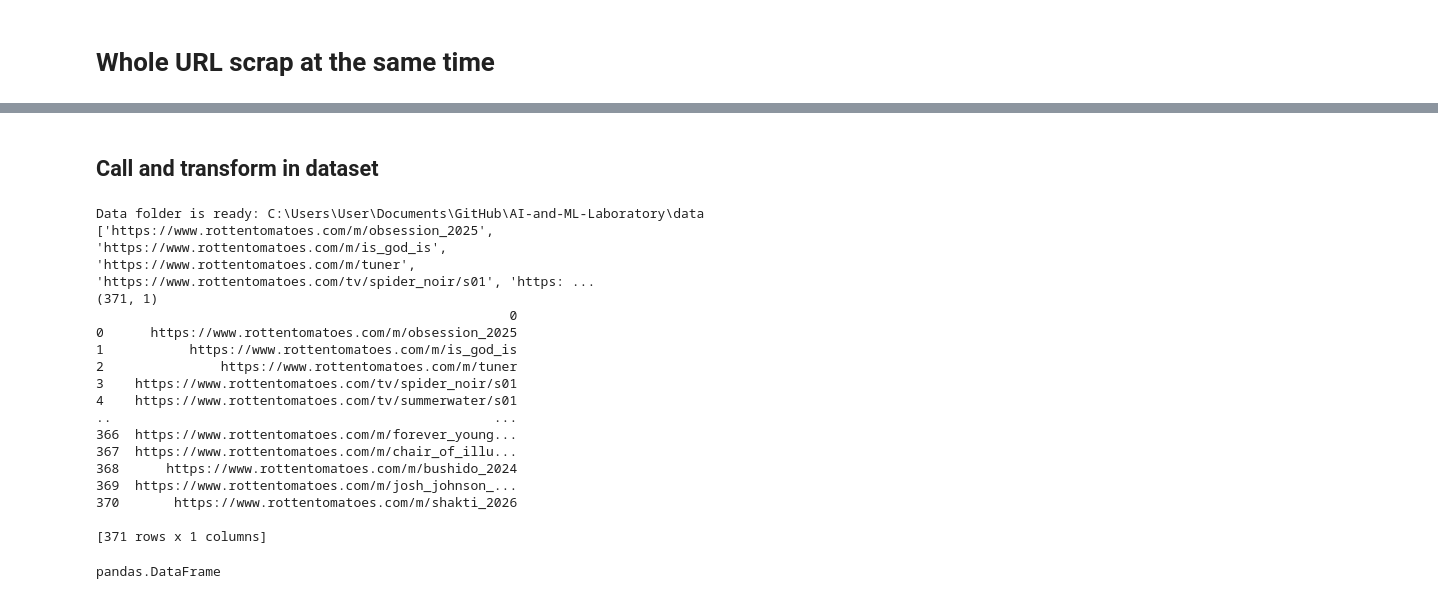
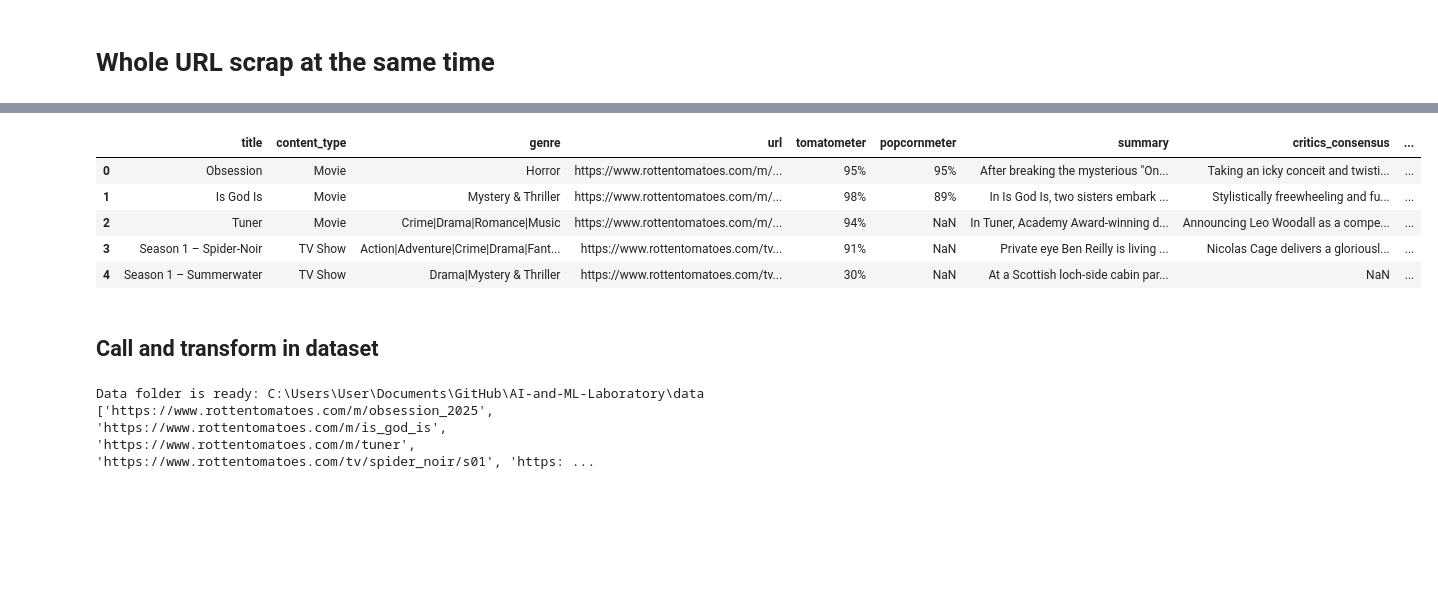
Before and after one commit to aleistrying/Capstone-Project-AI-ML, a Jupyter notebook: LabTest.ipynb, the cells around one changed output, grey strips where cells are left out. Saved outputs shown, nothing was run; the diff lists cells and outputs as text; code cells hidden in the pictures; blank space fills up the shorter version.

Commit message:
Creation of big dataset and organizing a little bit the notebook. Upload of the last dataset with 590 rows created by code

```diff
--- a/LabTest.ipynb
+++ b/LabTest.ipynb
@@ -1001,3 +1144,51 @@ https://www.rottentomatoes.com/m/shakti_2026
+# %%
+# #Cargo mi archivo pkl ### MAS ADELANTE SE ACTUALIZA CON TODAS LAS SERIES Y PEL[ICULAS]
+# with pickle_path.open("rb") as f:
+#     all_series_urls = pickle.load(f)
+
+
+pickle_path1 = DATA_DIR / "all_pages.pkl"
+
+
+with open(pickle_path1, "rb") as f:
+    list1 = pickle.load(f)
+
+
+combined_list = list1
+combined_list = list(dict.fromkeys(combined_list))  # Remover duplicados
+# combined_list
+# %%
+
+#####  For para crear la matriz
+rows = []
+
+for i, url in enumerate(combined_list, start=1):
+    # print(f"Scrapeando {i}/{len(movie_urls)}: {url}")
+
+    movie_row = scrape_movie(url)
+
+    if movie_row is not None:
+        rows.append(movie_row)
+
+    time.sleep(1)
+
+
+#### Creación del DataFrame
+df = pd.DataFrame(rows)
+
+
+
+#### Guardar EL dataframe
+df.to_csv("rottentomatoes_series_dataset.csv", index=False, encoding="utf-8")
+
+df.head()
+# %% [output]
+|  | title | content_type | genre | url | tomatometer | popcornmeter | summary | critics_consensus | ... |
+| 0 | Obsession | Movie | Horror | https://www.rottentomatoes.com/m/... | 95% | 95% | After breaking the mysterious "On... | Taking an icky conceit and twisti... | ... |
+| 1 | Is God Is | Movie | Mystery & Thriller | https://www.rottentomatoes.com/m/... | 98% | 89% | In Is God Is, two sisters embark ... | Stylistically freewheeling and fu... | ... |
+| 2 | Tuner | Movie | Crime|Drama|Romance|Music | https://www.rottentomatoes.com/m/... | 94% | NaN | In Tuner, Academy Award-winning d... | Announcing Leo Woodall as a compe... | ... |
+| 3 | Season 1 – Spider-Noir | TV Show | Action|Adventure|Crime|Drama|Fant... | https://www.rottentomatoes.com/tv... | 91% | NaN | Private eye Ben Reilly is living ... | Nicolas Cage delivers a gloriousl... | ... |
+| 4 | Season 1 – Summerwater | TV Show | Drama|Mystery & Thriller | https://www.rottentomatoes.com/tv... | 30% | NaN | At a Scottish loch-side cabin par... | NaN | ... |
 # %% [markdown]
 ## Call and transform in dataset
 # %%
@@ -1025,8 +1216,8 @@ df_imported = pd.read_pickle(pickle_path)
 type(df_imported)
 print(df_imported)
 
-df_imported.to_csv(synthetic_csv_path, index=False)
-df_imported.to_json(synthetic_json_path, orient="records", indent=4)
+# df_imported.to_csv(synthetic_csv_path, index=False)
+# df_imported.to_json(synthetic_json_path, orient="records", indent=4)
 
 # Transdformed as  Dataframe
 # df_imported = pd.DataFrame(df_imported)
@@ -1036,19 +1227,3 @@ df_imported.to_json(synthetic_json_path, orient="records", indent=4)
 # %% [output]
 Data folder is ready: C:\Users\User\Documents\GitHub\AI-and-ML-Laboratory\data
 ['https://www.rottentomatoes.com/m/obsession_2025', 'https://www.rottentomatoes.com/m/is_god_is', 'https://www.rottentomatoes.com/m/tuner', 'https://www.rottentomatoes.com/tv/spider_noir/s01', 'https: ...
-(371, 1)
-                                                     0
-0      https://www.rottentomatoes.com/m/obsession_2025
-1           https://www.rottentomatoes.com/m/is_god_is
-2               https://www.rottentomatoes.com/m/tuner
-3    https://www.rottentomatoes.com/tv/spider_noir/s01
-4    https://www.rottentomatoes.com/tv/summerwater/s01
-..                                                 ...
-366  https://www.rottentomatoes.com/m/forever_young...
-367  https://www.rottentomatoes.com/m/chair_of_illu...
-368      https://www.rottentomatoes.com/m/bushido_2024
-369  https://www.rottentomatoes.com/m/josh_johnson_...
-370       https://www.rottentomatoes.com/m/shakti_2026
-
-[371 rows x 1 columns]
-pandas.DataFrame
```
Also changed, not shown: parts of 5 cells of this notebook, 2 other files.
